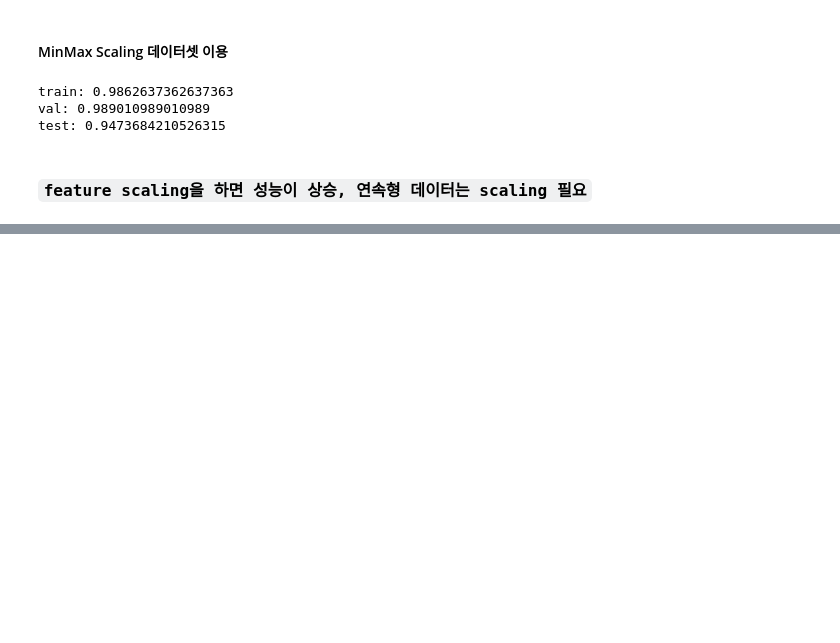
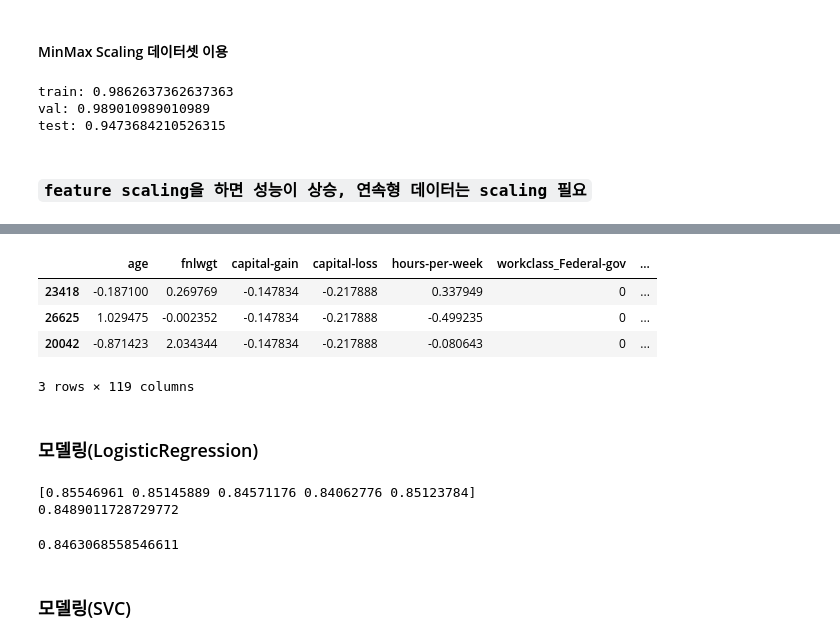
Before and after one commit to 1ee1hee/Machine_Learning, a Jupyter notebook: 데이터 전처리.ipynb, the cells around one changed output, grey strips where cells are left out. Saved outputs shown, nothing was run; the diff lists cells and outputs as text; code cells hidden in the pictures; blank space fills up the shorter version.

```diff
--- a/데이터 전처리.ipynb
+++ b/데이터 전처리.ipynb
@@ -1081,0 +1199,12 @@ test: 0.9473684210526315
+# %%
+X_test_scaled1 = s_scaler.transform(X_test[continuous_columns])
+X_test[continuous_columns] = X_test_scaled1
+X_test.head(3)
+# %% [output]
+|  | age | fnlwgt | capital-gain | capital-loss | hours-per-week | workclass_Federal-gov | ... |
+| 23418 | -0.187100 | 0.269769 | -0.147834 | -0.217888 | 0.337949 | 0 | ... |
+| 26625 | 1.029475 | -0.002352 | -0.147834 | -0.217888 | -0.499235 | 0 | ... |
+| 20042 | -0.871423 | 2.034344 | -0.147834 | -0.217888 | -0.080643 | 0 | ... |
+3 rows × 119 columns
+# %% [markdown]
+### 모델링(LogisticRegression)
@@ -1081,0 +1214,14 @@ test: 0.9473684210526315
+# %%
+print(result_lr)
+print(np.mean(result_lr))
+# %% [output]
+[0.85546961 0.85145889 0.84571176 0.84062776 0.85123784]
+0.8489011728729772
+# %%
+# 최종 평가를 위해 모델 재학습
+lr.fit(X_train, y_train)
+accuracy_score(y_test, lr.predict(X_test))
+# %% [output]
+0.8463068558546611
+# %% [markdown]
+### 모델링(SVC)
```
Also changed, not shown: parts of 27 cells of this notebook, 2 other files.
